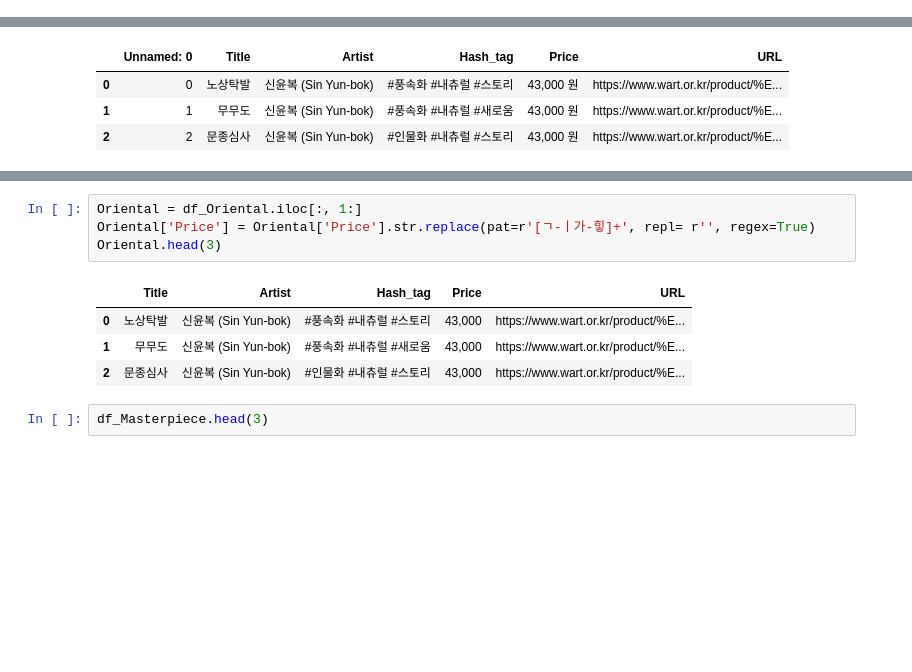
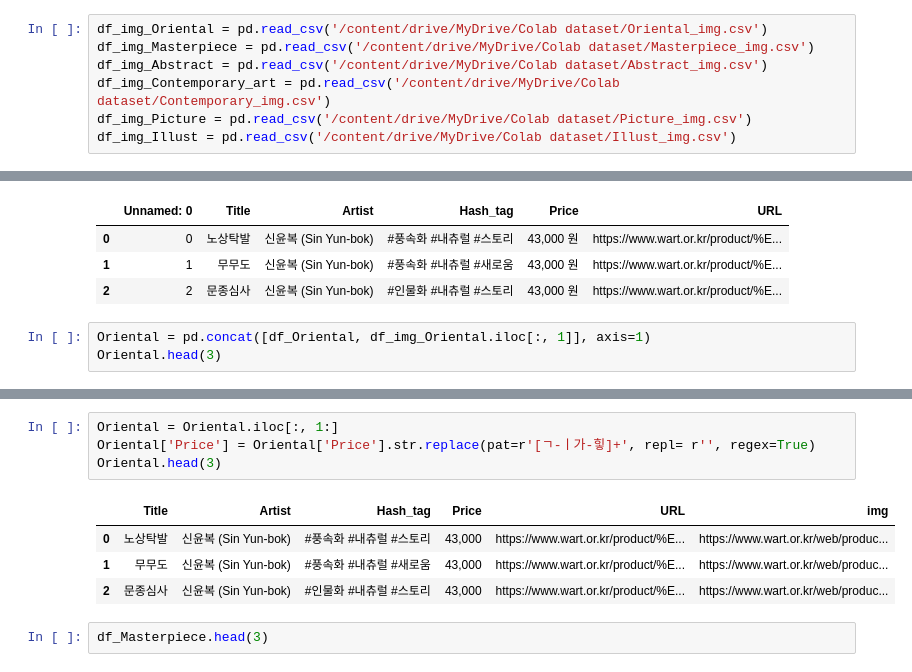
Before and after one commit to Han-JungHyeon/project3, a Jupyter notebook: Project3.ipynb, the cells around one changed output, grey strips where cells are left out. Cells and saved outputs as stored; diff of their text form; blank space fills up the shorter version.

```diff
--- a/Project3.ipynb
+++ b/Project3.ipynb
@@ -18,6 +18,13 @@ df_Abstract = pd.read_csv('/content/drive/MyDrive/Colab dataset/Abstract.csv')
 df_Contemporary_art = pd.read_csv('/content/drive/MyDrive/Colab dataset/Contemporary_art.csv')
 df_Picture = pd.read_csv('/content/drive/MyDrive/Colab dataset/Picture.csv')
 df_Illust = pd.read_csv('/content/drive/MyDrive/Colab dataset/Illust.csv')
+# %%
+df_img_Oriental = pd.read_csv('/content/drive/MyDrive/Colab dataset/Oriental_img.csv')
+df_img_Masterpiece = pd.read_csv('/content/drive/MyDrive/Colab dataset/Masterpiece_img.csv')
+df_img_Abstract = pd.read_csv('/content/drive/MyDrive/Colab dataset/Abstract_img.csv')
+df_img_Contemporary_art = pd.read_csv('/content/drive/MyDrive/Colab dataset/Contemporary_img.csv')
+df_img_Picture = pd.read_csv('/content/drive/MyDrive/Colab dataset/Picture_img.csv')
+df_img_Illust = pd.read_csv('/content/drive/MyDrive/Colab dataset/Illust_img.csv')
 # %% [markdown]
 **데이터 전처리**
 # %%
@@ -27,3 +34,6 @@ df_Oriental.head(3)
 | 0 | 0 | 노상탁발 | 신윤복 (Sin Yun-bok) | #풍속화 #내츄럴 #스토리 | 43,000 원 | https://www.wart.or.kr/product/%E... |
 | 1 | 1 | 무무도 | 신윤복 (Sin Yun-bok) | #풍속화 #내츄럴 #새로움 | 43,000 원 | https://www.wart.or.kr/product/%E... |
 | 2 | 2 | 문종심사 | 신윤복 (Sin Yun-bok) | #인물화 #내츄럴 #스토리 | 43,000 원 | https://www.wart.or.kr/product/%E... |
+# %%
+Oriental = pd.concat([df_Oriental, df_img_Oriental.iloc[:, 1]], axis=1)
+Oriental.head(3)
@@ -30,12 +45,12 @@ df_Oriental.head(3)
 # %%
-Oriental = df_Oriental.iloc[:, 1:]
+Oriental = Oriental.iloc[:, 1:]
 Oriental['Price'] = Oriental['Price'].str.replace(pat=r'[ㄱ-ㅣ가-힣]+', repl= r'', regex=True)
 Oriental.head(3)
 # %% [output]
-|  | Title | Artist | Hash_tag | Price | URL |
-| 0 | 노상탁발 | 신윤복 (Sin Yun-bok) | #풍속화 #내츄럴 #스토리 | 43,000 | https://www.wart.or.kr/product/%E... |
-| 1 | 무무도 | 신윤복 (Sin Yun-bok) | #풍속화 #내츄럴 #새로움 | 43,000 | https://www.wart.or.kr/product/%E... |
-| 2 | 문종심사 | 신윤복 (Sin Yun-bok) | #인물화 #내츄럴 #스토리 | 43,000 | https://www.wart.or.kr/product/%E... |
+|  | Title | Artist | Hash_tag | Price | URL | img |
+| 0 | 노상탁발 | 신윤복 (Sin Yun-bok) | #풍속화 #내츄럴 #스토리 | 43,000 | https://www.wart.or.kr/product/%E... | https://www.wart.or.kr/web/produc... |
+| 1 | 무무도 | 신윤복 (Sin Yun-bok) | #풍속화 #내츄럴 #새로움 | 43,000 | https://www.wart.or.kr/product/%E... | https://www.wart.or.kr/web/produc... |
+| 2 | 문종심사 | 신윤복 (Sin Yun-bok) | #인물화 #내츄럴 #스토리 | 43,000 | https://www.wart.or.kr/product/%E... | https://www.wart.or.kr/web/produc... |
 # %%
 df_Masterpiece.head(3)
 # %% [output]
```
Also changed, not shown: parts of 17 cells of this notebook.
